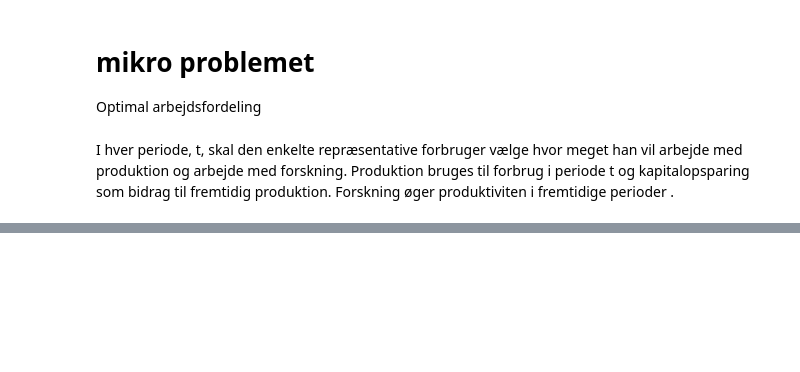
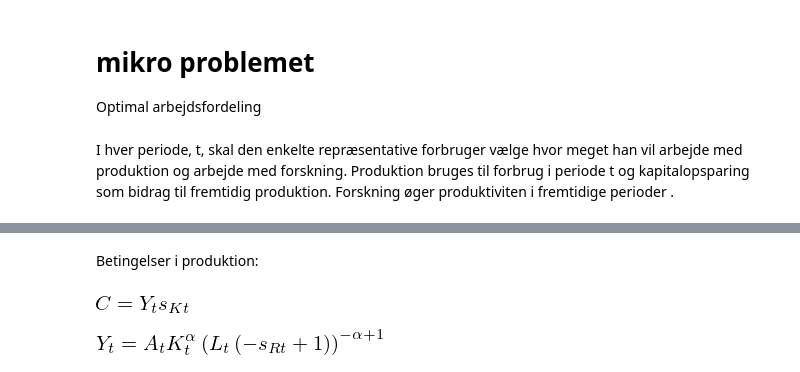
Before and after one commit to NumEconCopenhagen/projects-2019-unity, a Jupyter notebook: modelproject/modelproject/Rod/Solow_RD.ipynb, the cells around one changed output, grey strips where cells are left out. Cells and saved outputs as stored; diff of their text form; code cells hidden in the pictures; blank space fills up the shorter version.

```diff
--- a/modelproject/modelproject/Rod/Solow_RD.ipynb
+++ b/modelproject/modelproject/Rod/Solow_RD.ipynb
@@ -47,12 +51,0 @@ u.doit()
-# %%
-y = sm.symbols('Y_t')
-kt = sm.symbols('K_{t}')
-alpha = sm.symbols('alpha')
-lyt = sm.symbols('L_{Yt}')
-lat = sm.symbols('L_{At}')
-at = sm.symbols('A_{t}')
-at1 = sm.symbols('A_{t+1}')
-phi = sm.symbols('phi')
-lamb = sm.symbols('lambda')
-delta = sm.symbols('delta')
-lt = sm.symbols('L_{t}')
@@ -59,2 +56,10 @@ lt = sm.symbols('L_{t}')
+# %% [markdown]
+Betingelser i produktion:
+# %%
+sm.Eq(c,sk*y)
+# %% [output]
+[figure, added]
 # %%
-first = sm.Eq(y,kt**alpha*(at*lyt)**(1-alpha))
+sm.Eq(y,a*k**alpha*(l*(1-sr))**(1-alpha))
+# %% [output]
+[figure, added]
```
Also changed, not shown: parts of 31 cells of this notebook.
